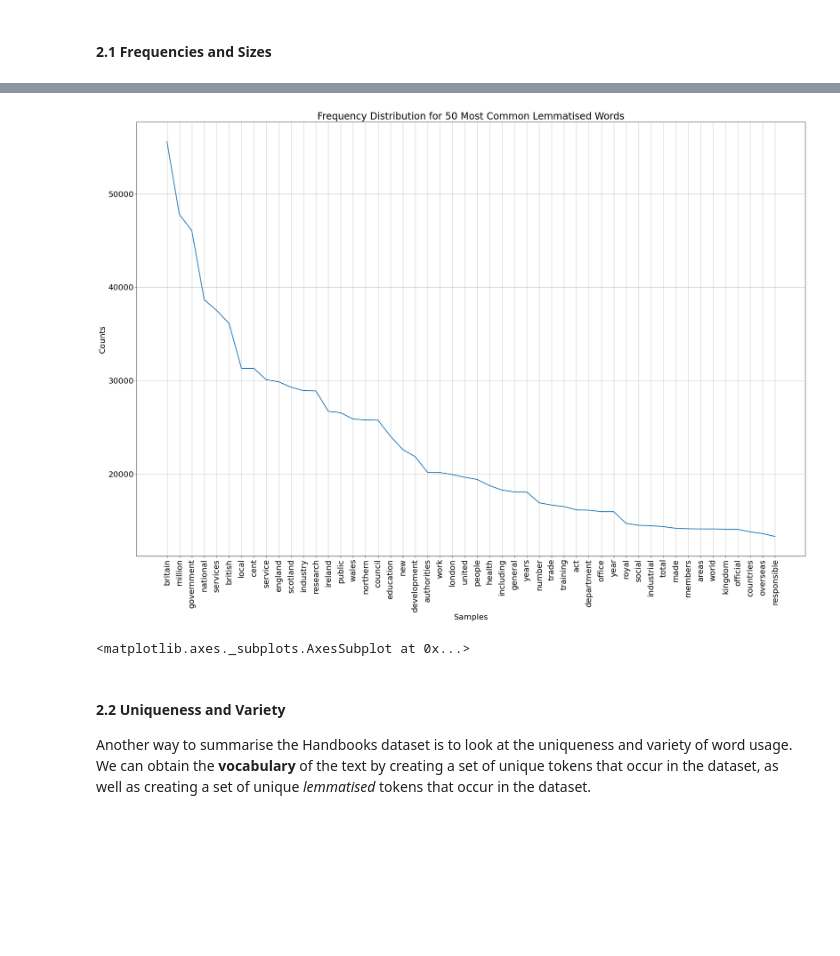
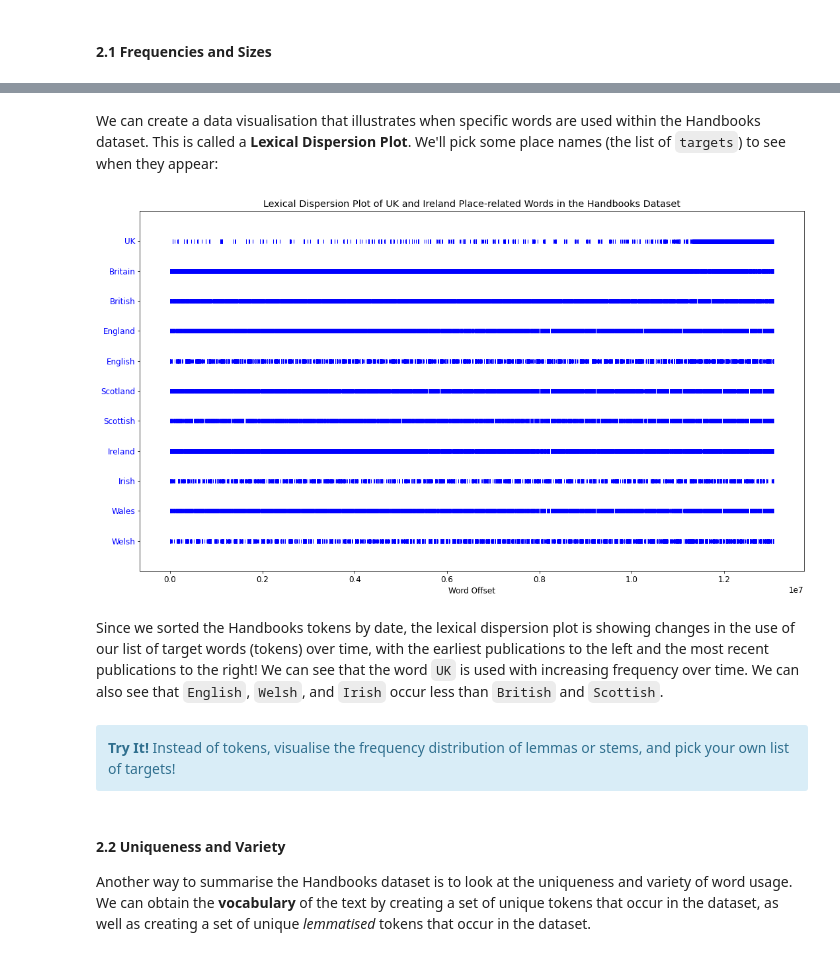
Before and after one commit to NLS-Digital-Scholarship/collections-as-data, a Jupyter notebook: Britain_and_UK_Handbooks_as_Data.ipynb, the cells around one changed output, grey strips where cells are left out. Saved outputs shown, nothing was run; the diff lists cells and outputs as text; code cells hidden in the pictures; blank space fills up the shorter version.

```diff
--- a/Britain_and_UK_Handbooks_as_Data.ipynb
+++ b/Britain_and_UK_Handbooks_as_Data.ipynb
@@ -464,14 +456,22 @@ Let's make one more frequency distribution, visualising the occurrences of the t
-# %%
-min_two_letters = [t for t in lemmatised if len(t) > 2]
-to_exclude = set(stopwords.words('english') + list(string.punctuation) + list(string.digits) + ['also', 'per', '000', 'one', 'many', 'may', 'two', 'see'])
-filtered_lemma = [t for t in rec_min_two_letters if not t in to_exclude]
-fdist_lemma = FreqDist(filtered_lemma)
-plt.figure(figsize = (30, 20))
-plt.rc('font', size=20)
-fdist_lemma.plot(50, title='Frequency Distribution for 50 Most Common Lemmatised Words')
-# %% [output]
-[figure, removed]
-<matplotlib.axes._subplots.AxesSubplot at 0x...>
+# %% [markdown]
+We can create a data visualisation that illustrates when specific words are used within the Handbooks dataset.  This is called a **Lexical Dispersion Plot**.  We'll pick some place names (the list of `targets`) to see when they appear:
+# %%
+corpus_text = Text(handbooks_words)
+targets = ['UK', 'Britain', 'British', 'England', 'English', 'Scotland', 'Scottish', 'Ireland', 'Irish', 'Wales', 'Welsh']
+plt.figure(figsize=(18,10))
+plt.rc('font', size=12)
+displt(corpus_text, targets, ignore_case=True, title='Lexical Dispersion Plot of UK and Ireland Place-related Words in the Handbooks Dataset')
+
+# industries (some disappear over time), closure of mines in 80s, sports (football, what others?)
+# topic remains each year - consistency is part of value, amount of detail is what varies - could pick out where differences occur by comparing sections of text over years? pages devoted to particular topic
+# %% [output]
+[figure, added]
+# %% [markdown]
+Since we sorted the Handbooks tokens by date, the lexical dispersion plot is showing changes in the use of our list of target words (tokens) over time, with the earliest publications to the left and the most recent publications to the right!  We can see that the word `UK` is used with increasing frequency over time.  We can also see that `English`, `Welsh`, and `Irish` occur less than `British` and `Scottish`.
+# %% [markdown]
+<div class='alert alert-block alert-info'>
+    <b>Try It!</b> Instead of tokens, visualise the frequency distribution of lemmas or stems, and pick your own list of targets!
+</div>
 # %% [markdown]
 #### 2.2 Uniqueness and Variety
 
```
Also changed, not shown: parts of 62 cells of this notebook, 1 other file.
